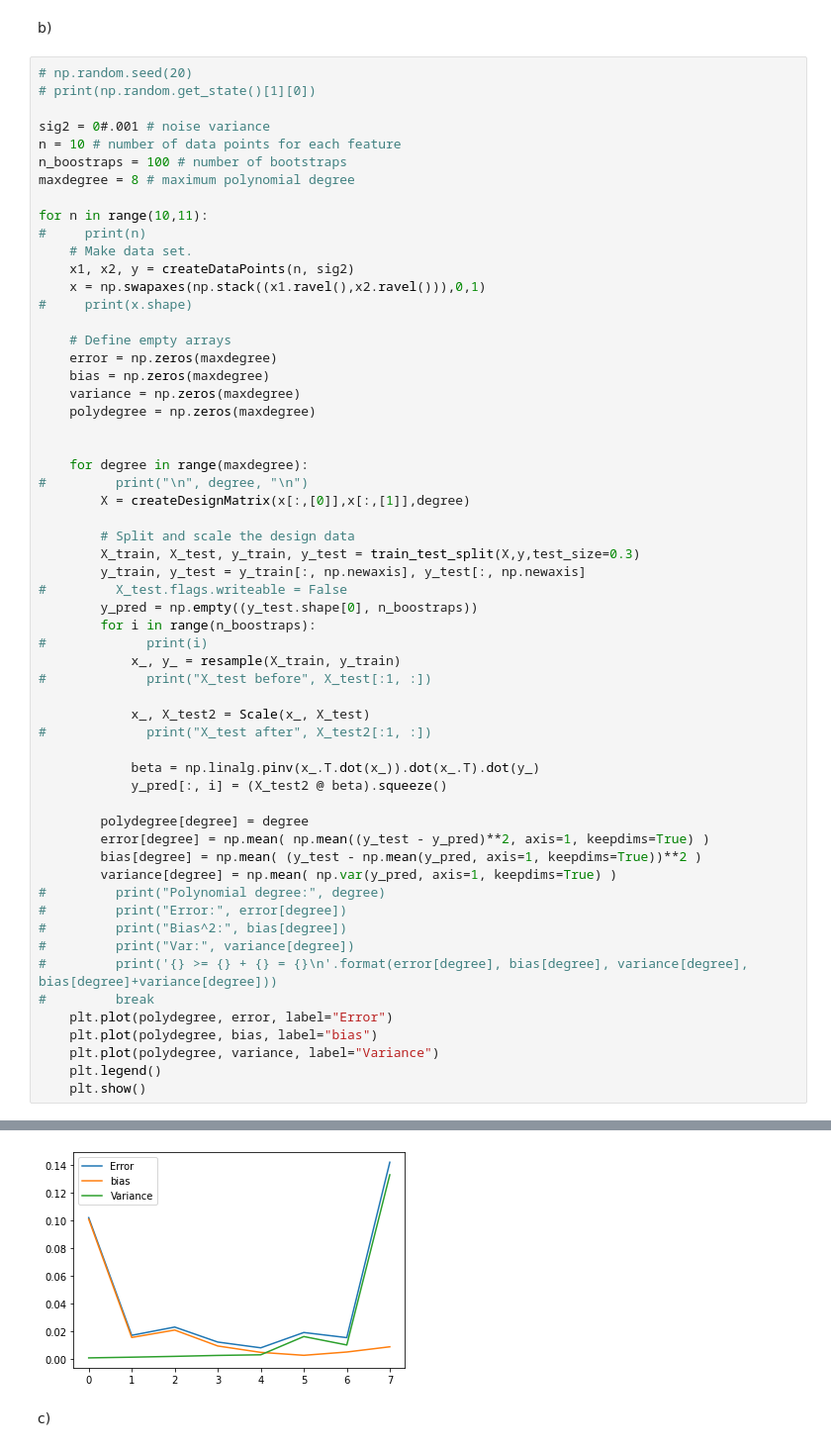
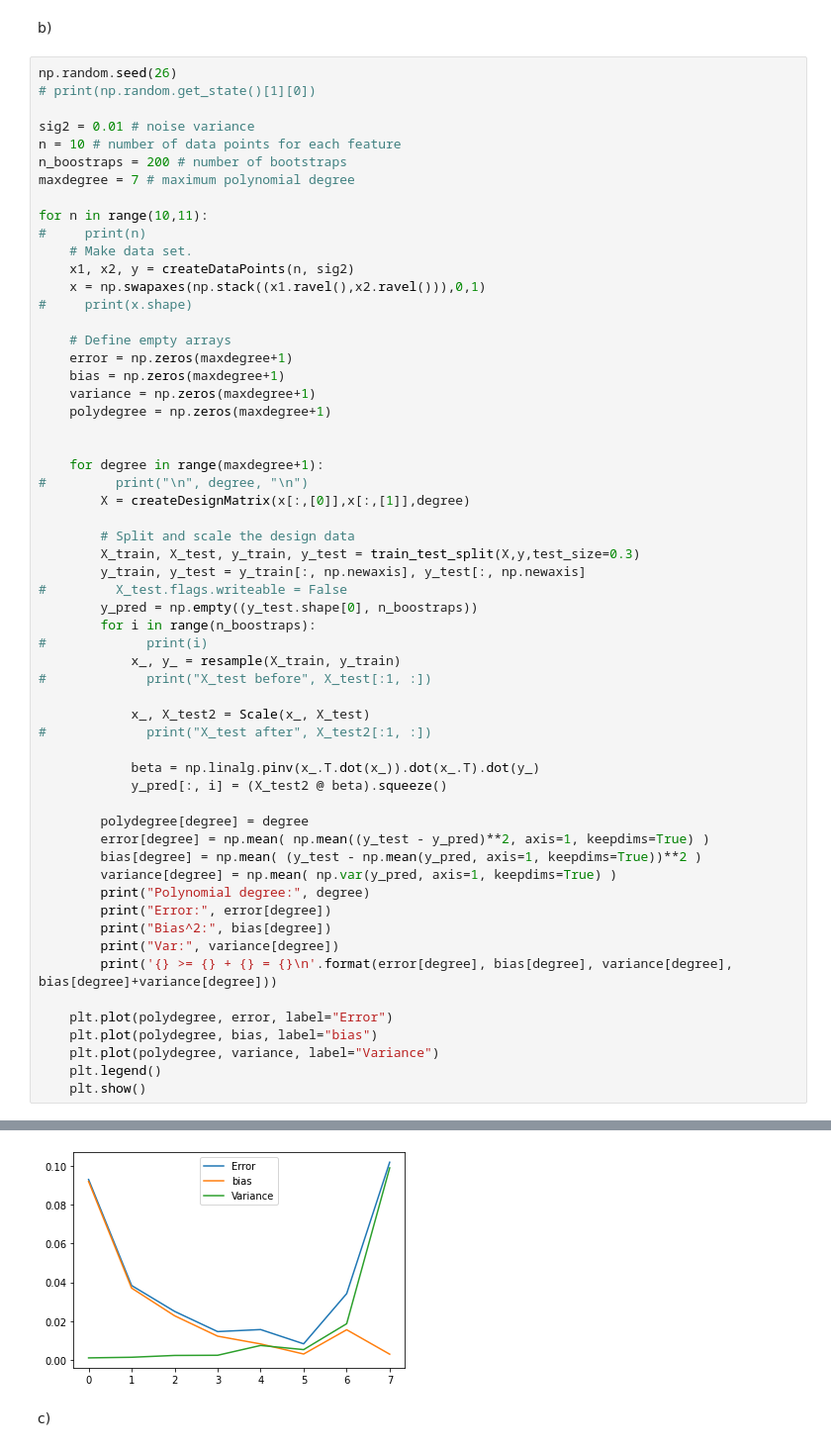
Before and after one commit to espentn/FYS-STK3155, a Jupyter notebook: FYS-STK3155.ipynb, the cells around one changed output, grey strips where cells are left out. Shown at 99% size. Saved outputs shown, nothing was run; the diff lists cells and outputs as text.

```diff
--- a/FYS-STK3155.ipynb
+++ b/FYS-STK3155.ipynb
@@ -239,13 +257,13 @@ The 90% confidence interval for beta_2 is -0.9417071758201156 ⟷ 1.724642297179
 # %% [markdown]
 b)
 # %%
-# np.random.seed(20)
+np.random.seed(26)
 # print(np.random.get_state()[1][0])
 
-sig2 = 0#.001 # noise variance
+sig2 = 0.01 # noise variance
 n = 10 # number of data points for each feature
-n_boostraps = 100 # number of bootstraps
-maxdegree = 8 # maximum polynomial degree
+n_boostraps = 200 # number of bootstraps
+maxdegree = 7 # maximum polynomial degree
 
 for n in range(10,11):
 #     print(n)
@@ -255,13 +273,13 @@ for n in range(10,11):
 #     print(x.shape)
 
     # Define empty arrays
-    error = np.zeros(maxdegree)
-    bias = np.zeros(maxdegree)
-    variance = np.zeros(maxdegree)
-    polydegree = np.zeros(maxdegree)
+    error = np.zeros(maxdegree+1)
+    bias = np.zeros(maxdegree+1)
+    variance = np.zeros(maxdegree+1)
+    polydegree = np.zeros(maxdegree+1)
 
 
-    for degree in range(maxdegree):
+    for degree in range(maxdegree+1):
 #         print("\n", degree, "\n")
         X = createDesignMatrix(x[:,[0]],x[:,[1]],degree)
 
@@ -285,12 +303,12 @@ for n in range(10,11):
         error[degree] = np.mean( np.mean((y_test - y_pred)**2, axis=1, keepdims=True) )
         bias[degree] = np.mean( (y_test - np.mean(y_pred, axis=1, keepdims=True))**2 )
         variance[degree] = np.mean( np.var(y_pred, axis=1, keepdims=True) )
-#         print("Polynomial degree:", degree)
-#         print("Error:", error[degree])
-#         print("Bias^2:", bias[degree])
-#         print("Var:", variance[degree])
-#         print('{} >= {} + {} = {}\n'.format(error[degree], bias[degree], variance[degree], bias[degree]+variance[degree]))
-#         break
+        print("Polynomial degree:", degree)
+        print("Error:", error[degree])
+        print("Bias^2:", bias[degree])
+        print("Var:", variance[degree])
+        print('{} >= {} + {} = {}\n'.format(error[degree], bias[degree], variance[degree], bias[degree]+variance[degree]))
+
     plt.plot(polydegree, error, label="Error")
     plt.plot(polydegree, bias, label="bias")
     plt.plot(polydegree, variance, label="Variance")
@@ -300,4 +335,4 @@ for n in range(10,11):
-[figure, old version]
+[figure, new version]
 # %% [markdown]
 c)
 # %%
```
Also changed, not shown: parts of 6 cells of this notebook.
